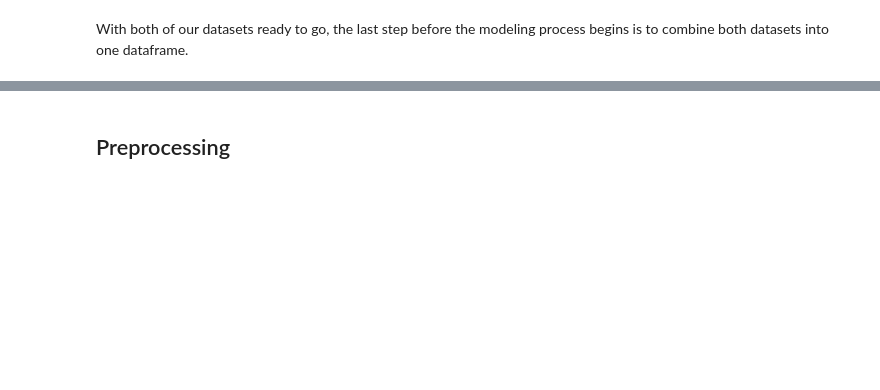
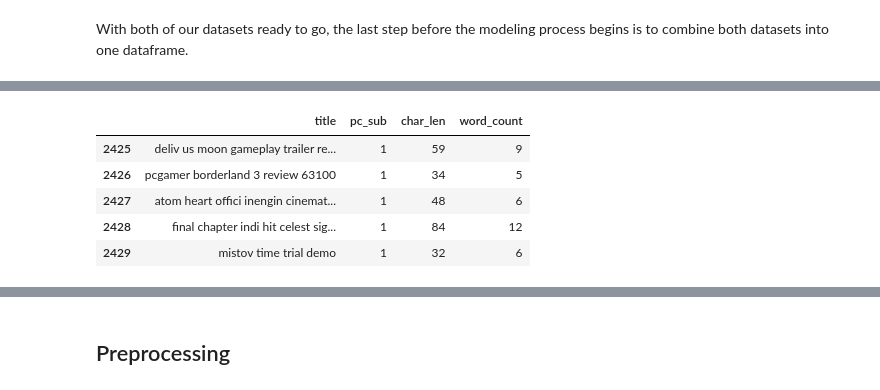
Before and after one commit to ondovj/reddit_classification, a Jupyter notebook: Code/2-cleaning_through_conclusions.ipynb, the cells around one changed output, grey strips where cells are left out. Saved outputs shown, nothing was run; the diff lists cells and outputs as text; code cells hidden in the pictures; blank space fills up the shorter version.

```diff
--- a/Code/2-cleaning_through_conclusions.ipynb
+++ b/Code/2-cleaning_through_conclusions.ipynb
@@ -528,3 +528,12 @@ posts_df.head()
+# %%
+posts_df.tail()
+# %% [output]
+|  | title | pc_sub | char_len | word_count |
+| 2425 | deliv us moon gameplay trailer re... | 1 | 59 | 9 |
+| 2426 | pcgamer borderland 3 review 63100 | 1 | 34 | 5 |
+| 2427 | atom heart offici inengin cinemat... | 1 | 48 | 6 |
+| 2428 | final chapter indi hit celest sig... | 1 | 84 | 12 |
+| 2429 | mistov time trial demo | 1 | 32 | 6 |
 # %%
 posts_df.info()
 # %% [output]
```
Also changed, not shown: parts of 27 cells of this notebook.
